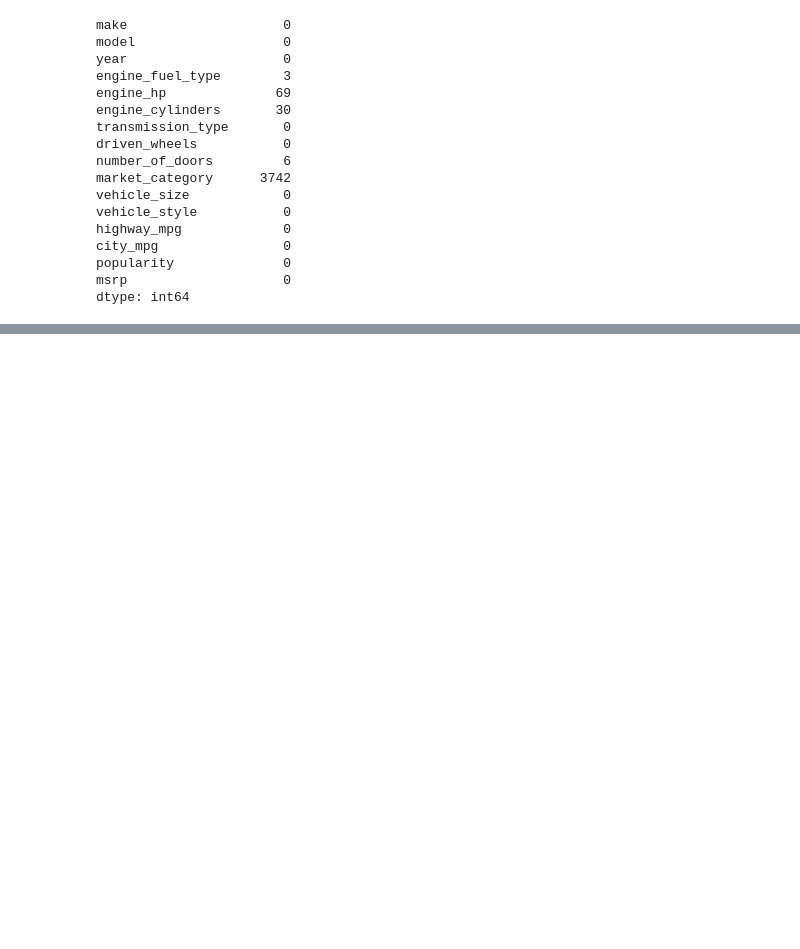
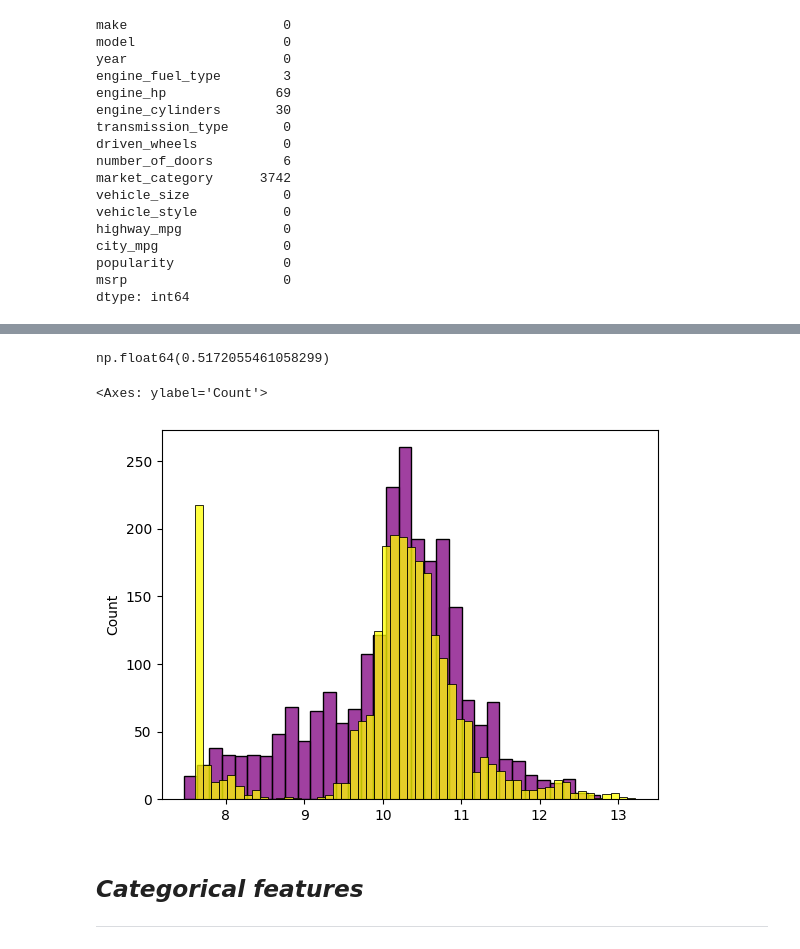
Before and after one commit to SaRvEsH-NaIr/machine-learning-zoomcamp-homework, a Jupyter notebook: 02 - Regression/car_price prediction.ipynb, the cells around one changed output, grey strips where cells are left out. Drawn from its saved outputs; the diff is of its cells as text; code cells hidden in the pictures; blank space fills up the shorter version.

```diff
--- a/02 - Regression/car_price prediction.ipynb
+++ b/02 - Regression/car_price prediction.ipynb
@@ -123,0 +226,6 @@ dtype: int64
+# %%
+def prepare_x(df):
+    df_num = df[base]
+    df_num = df_num.fillna(0)
+    X = df_num.values
+    return X
@@ -123,0 +246,9 @@ dtype: int64
+# %%
+def prepare_x(df):
+    df = df.copy()
+    df['age'] = 2017 - df.year
+    features = base + ['age']
+    df_num = df[features]
+    df_num = df_num.fillna(0)
+    X = df_num.values
+    return X
@@ -123,0 +268,20 @@ dtype: int64
+# %%
+X_train = prepare_x(df_train)
+w0, w = train_linear_regression(X_train, y_train)
+
+X_val = prepare_x(df_val)
+y_pred = w0 + X_val.dot(w)
+
+rmse(y_val, y_pred)
+# %% [output]
+np.float64(0.5172055461058299)
+# %%
+sns.histplot(y_pred, color='purple', label='predicted')
+sns.histplot(y_val, color='yellow', label='actual')
+# %% [output]
+<Axes: ylabel='Count'>
+[figure, added]
+# %% [markdown]
+***Categorical features***
+---
+---
```
Also changed, not shown: parts of 34 cells of this notebook.
